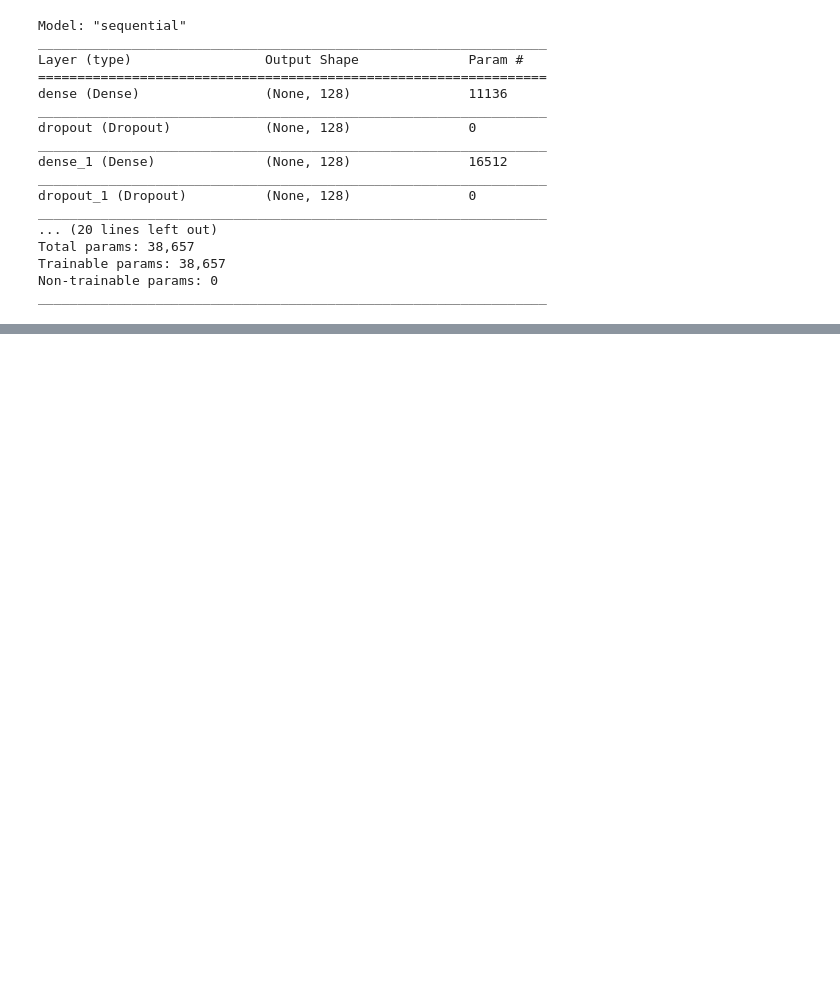
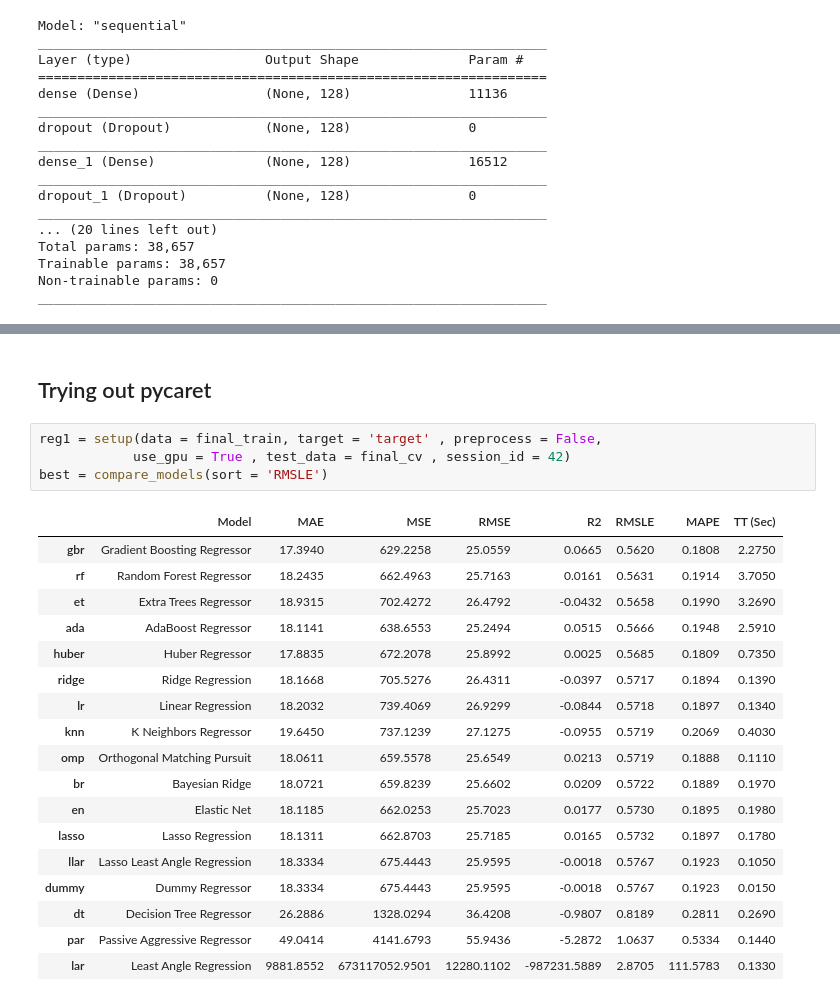
Before and after one commit to karthikchiru12/Predicting-Lap-Time, a Jupyter notebook: Predicting Lap Time.ipynb, the cells around one changed output, grey strips where cells are left out. Drawn from its saved outputs; the diff is of its cells as text; blank space fills up the shorter version.

Commit message:
Pycaret is used

```diff
--- a/Predicting Lap Time.ipynb
+++ b/Predicting Lap Time.ipynb
@@ -632,0 +690,25 @@ plt.show()
+# %% [markdown]
+## Trying out pycaret
+# %%
+reg1 = setup(data = final_train, target = 'target' , preprocess = False,
+            use_gpu = True , test_data = final_cv , session_id = 42)
+best = compare_models(sort = 'RMSLE')
+# %% [output]
+|  | Model | MAE | MSE | RMSE | R2 | RMSLE | MAPE | TT (Sec) |
+| gbr | Gradient Boosting Regressor | 17.3940 | 629.2258 | 25.0559 | 0.0665 | 0.5620 | 0.1808 | 2.2750 |
+| rf | Random Forest Regressor | 18.2435 | 662.4963 | 25.7163 | 0.0161 | 0.5631 | 0.1914 | 3.7050 |
+| et | Extra Trees Regressor | 18.9315 | 702.4272 | 26.4792 | -0.0432 | 0.5658 | 0.1990 | 3.2690 |
+| ada | AdaBoost Regressor | 18.1141 | 638.6553 | 25.2494 | 0.0515 | 0.5666 | 0.1948 | 2.5910 |
+| huber | Huber Regressor | 17.8835 | 672.2078 | 25.8992 | 0.0025 | 0.5685 | 0.1809 | 0.7350 |
+| ridge | Ridge Regression | 18.1668 | 705.5276 | 26.4311 | -0.0397 | 0.5717 | 0.1894 | 0.1390 |
+| lr | Linear Regression | 18.2032 | 739.4069 | 26.9299 | -0.0844 | 0.5718 | 0.1897 | 0.1340 |
+| knn | K Neighbors Regressor | 19.6450 | 737.1239 | 27.1275 | -0.0955 | 0.5719 | 0.2069 | 0.4030 |
+| omp | Orthogonal Matching Pursuit | 18.0611 | 659.5578 | 25.6549 | 0.0213 | 0.5719 | 0.1888 | 0.1110 |
+| br | Bayesian Ridge | 18.0721 | 659.8239 | 25.6602 | 0.0209 | 0.5722 | 0.1889 | 0.1970 |
+| en | Elastic Net | 18.1185 | 662.0253 | 25.7023 | 0.0177 | 0.5730 | 0.1895 | 0.1980 |
+| lasso | Lasso Regression | 18.1311 | 662.8703 | 25.7185 | 0.0165 | 0.5732 | 0.1897 | 0.1780 |
+| llar | Lasso Least Angle Regression | 18.3334 | 675.4443 | 25.9595 | -0.0018 | 0.5767 | 0.1923 | 0.1050 |
+| dummy | Dummy Regressor | 18.3334 | 675.4443 | 25.9595 | -0.0018 | 0.5767 | 0.1923 | 0.0150 |
+| dt | Decision Tree Regressor | 26.2886 | 1328.0294 | 36.4208 | -0.9807 | 0.8189 | 0.2811 | 0.2690 |
+| par | Passive Aggressive Regressor | 49.0414 | 4141.6793 | 55.9436 | -5.2872 | 1.0637 | 0.5334 | 0.1440 |
+| lar | Least Angle Regression | 9881.8552 | 673117052.9501 | 12280.1102 | -987231.5889 | 2.8705 | 111.5783 | 0.1330 |
```
Also changed, not shown: parts of 32 cells of this notebook, 5 other files.
